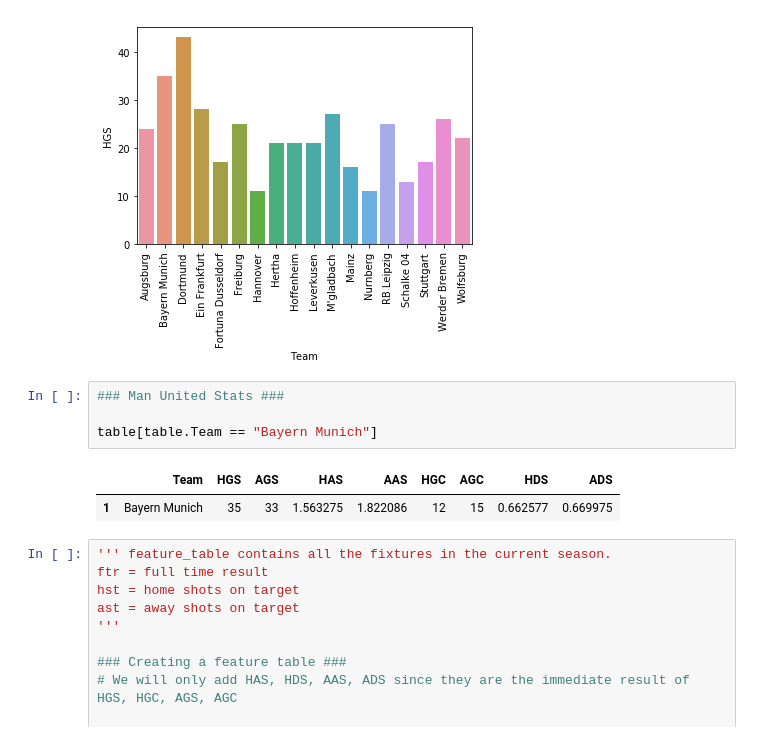
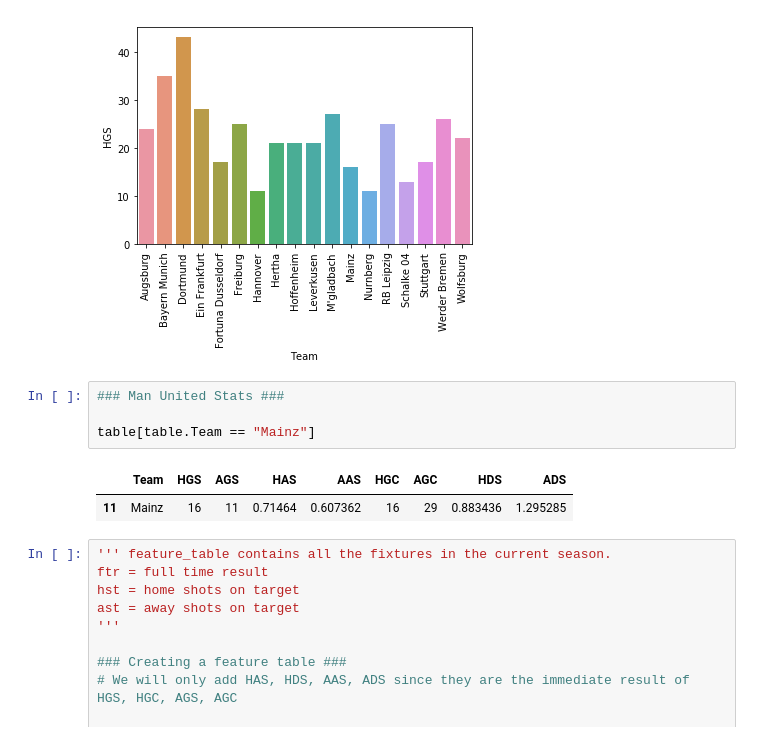
Before and after one commit to michaelbuchar/Bundesliga-Predictor, a Jupyter notebook: Bundesliga_Predictor_1819.ipynb, the cells around one changed output. Saved outputs shown, nothing was run; the diff lists cells and outputs as text.

```diff
--- a/Bundesliga_Predictor_1819.ipynb
+++ b/Bundesliga_Predictor_1819.ipynb
@@ -214,10 +214,10 @@ for item in has_plot.get_xticklabels():
 # %%
 ### Man United Stats ###
 
-table[table.Team == "Bayern Munich"]
+table[table.Team == "Mainz"]
 # %% [output]
 |  | Team | HGS | AGS | HAS | AAS | HGC | AGC | HDS | ADS |
-| 1 | Bayern Munich | 35 | 33 | 1.563275 | 1.822086 | 12 | 15 | 0.662577 | 0.669975 |
+| 11 | Mainz | 16 | 11 | 0.71464 | 0.607362 | 16 | 29 | 0.883436 | 1.295285 |
 # %%
 ''' feature_table contains all the fixtures in the current season.
 ftr = full time result
```
Also changed, not shown: parts of 37 cells of this notebook, 1 other file.
